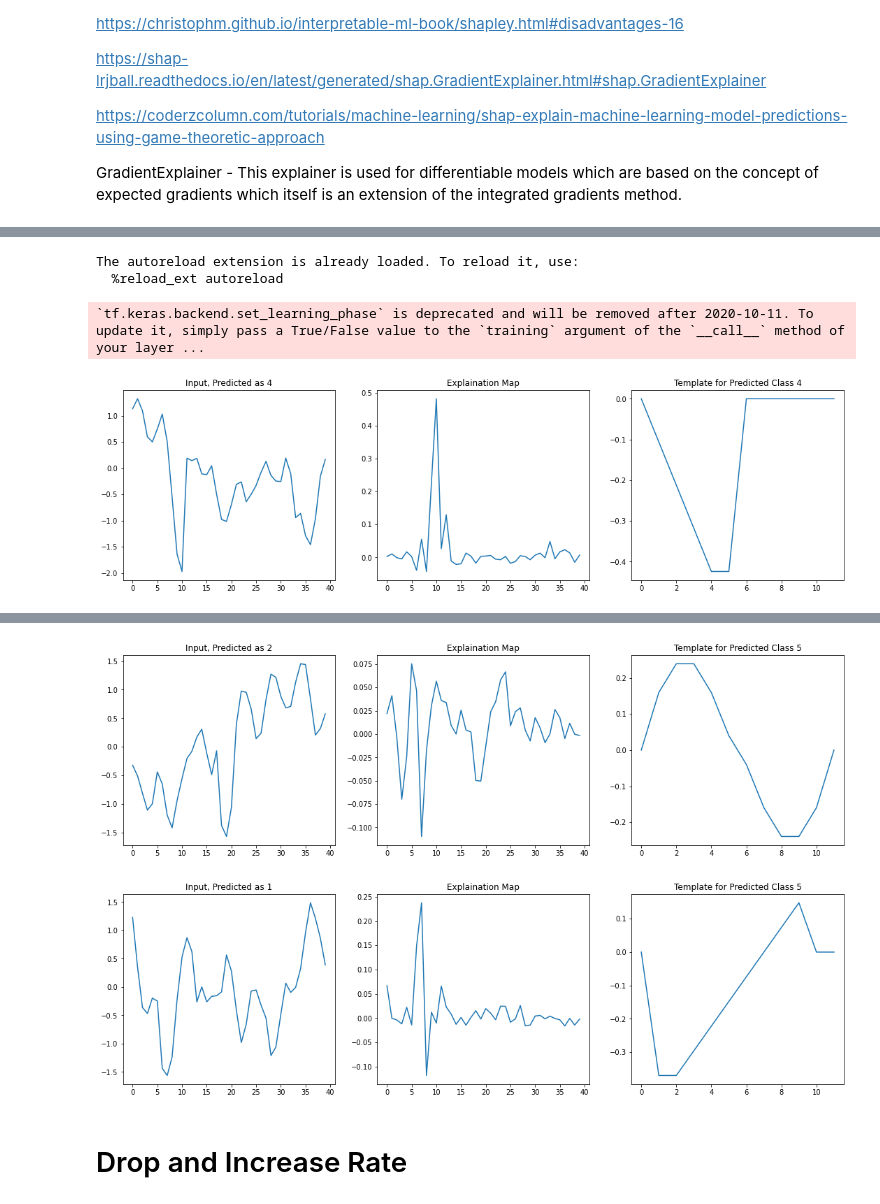
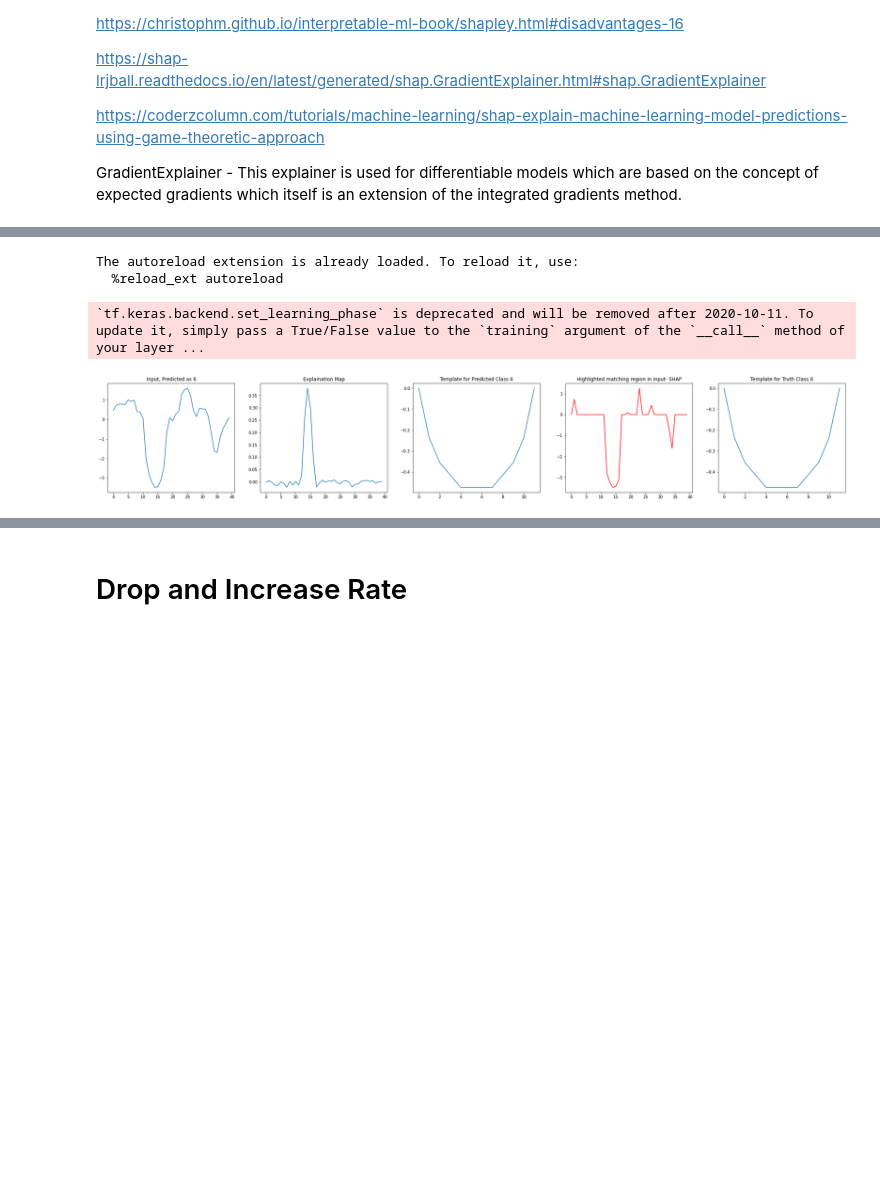
Before and after one commit to abarman123/ECE1512_2022W_ProjectRepo_Ayandev, a Jupyter notebook: MNIST1D_XAI.ipynb, the cells around one changed output, grey strips where cells are left out. Saved outputs shown, nothing was run; the diff lists cells and outputs as text; code cells hidden in the pictures; blank space fills up the shorter version.

```diff
--- a/MNIST1D_XAI.ipynb
+++ b/MNIST1D_XAI.ipynb
@@ -106,4 +99,4 @@ Overall Classification Accuracy:
 # %%
-history2 = model_mnist.fit(x_test, y_test, epochs=200, batch_size=10)
+history2=model_mnist.fit(x_train, y_train, validation_split=0.1, epochs=200)
 # %% [output]
 Epoch 1/200
@@ -286,7 +282,7 @@ Actual Test output: {0: 7, 1: 2, 2: 5, 3: 7, 4: 5, 5: 5, 6: 5}
 # Correct examples
 
 
-index_example1 = [14, 40, 61, 133, 250, 871]
+index_example1 = [1, 6, 11, 19]
 for i in range(len(index_example1)):
   test_template_predict = np.transpose(dataset['templates']['x'][y_predict[index_example1[i]]]) # predicted outut class template
   test_template_truth = np.transpose(dataset['templates']['x'][y_test[index_example1[i]]])# Actual output class template from dataset
@@ -310,7 +304,7 @@ for i in range(len(index_example1)):
 # %%
 # Incorrect examples
 
-index_example2 = [188, 364, 447, 780, 860, 872]
+index_example2 = [29, 98, 322, 418, 553, 585 ]
 for i in range(len(index_example2)):
   test_template_predict = np.transpose(dataset['templates']['x'][y_predict[index_example2[i]]])
   test_template_truth = np.transpose(dataset['templates']['x'][y_test[index_example2[i]]])
@@ -425,10 +427,12 @@ def calculate_drop_increase(images, model, exmap, class_index, frac=0.15):
 
 drop_rate = 0.
 increase_rate = 0.
-for i in range(999):
+#for i in range(999):
+for i in range(1000):
   test_input = np.expand_dims(x_test[i], axis=0)
   test_predict_out = np.argmax(model_mnist.predict(test_input), axis=-1)
-  explanation = grad_cam(model_mnist, test_input, 'conv1d_20')
+  #explanation = grad_cam(model_mnist, test_input, 'conv1d_20')
+  explanation = grad_cam(model_mnist, test_input, 'conv1d_2')
   drop_rate += calculate_drop_increase(test_input, model_mnist, explanation, class_index=test_predict_out, frac=0.3)[0]
   increase_rate += calculate_drop_increase(test_input, model_mnist, explanation, class_index=test_predict_out, frac=0.3)[1]
 drop_rate = drop_rate / 1000
@@ -504,36 +507,58 @@ Requirement already satisfied: joblib>=0.11 in /usr/local/lib/python3.7/dist-pac
 # %%
 %load_ext autoreload
 %autoreload 2
 import shap
-index = [14, 40, 61, 133, 250, 871, 188, 364, 447, 780, 860, 872]
+index = [1, 6, 11, 19, 29, 98, 322, 418, 553, 585]
 test_input_shap = np.expand_dims(dataset['x'], axis=-1)
 explainer = shap.GradientExplainer(model_mnist, test_input_shap)
 
 for i in range(len(index)):
   x_input_shap = np.expand_dims(x_test[index[i]], axis=0)
   shapley_val = explainer.shap_values(x_input_shap)
   test_predict_out2 = np.argmax(model_mnist.predict(x_input_shap), axis=-1)
   shapley_val_out = np.squeeze(shapley_val[test_predict_out2[0]])
 
   test_label = y_test[index[i]]
   test_pred_template = np.transpose(dataset['templates']['x'][test_predict_out2])
+  test_truth_template = np.transpose(dataset['templates']['x'][y_test[index[i]]])
 
+  fig1 = plt.figure(figsize=(33,5))
 
-  plt.figure(figsize=(25,5))
-
-  plt.subplot(1,4,1)
+  plt.subplot(1,5,1)
   plt.plot(x_test[index[i]])
   plt.title('Input, Predicted as %d' % test_predict_out2[0])
 
-  plt.subplot(1,4,2)
+  plt.subplot(1,5,2)
   plt.plot(shapley_val_out)
   plt.title('Explaination Map')
 
-  plt.subplot(1,4,3)
+  plt.subplot(1,5,3)
   plt.plot(test_pred_template)
-  plt.title('Template for Predicted Class %d' % test_label)
+  #plt.title('Template for Predicted Class %d' % test_label)
+  plt.title('Template for Predicted Class %d' % test_predict_out2)
+
+  #threshold = np.sort(explanation)[-12]
+  #plt.subplot(1,4,4)
+  #plt.plot(exmap1_thr[0,:,0], 'r')
+  #plt.title('Highlighted matching region in input')
+
+  shap_array=np.reshape(shapley_val_out, (-1,))
+  thr = np.sort(shap_array)[-12]
+  exmap1_msk=(shapley_val_out>thr)
+  exmap1_thr=np.zeros(shape=(1,40,1))
+  exmap1_thr[0,:,0]=x_input_shap[0,:,0]*exmap1_msk
+
+  plt.subplot(1,5,4)
+  plt.plot(exmap1_thr[0,:,0], 'r')
+  plt.title('Highlighted matching region in input- SHAP')
+
+  plt.subplot(1,5,5)
+  plt.plot(test_truth_template)
+  plt.title('Template for Truth Class %d' % y_test[index_g[i]])
+
+  fig1.savefig('Shap_exmap_mnist.png', bbox_inches='tight')
 # %% [output]
 The autoreload extension is already loaded. To reload it, use:
   %reload_ext autoreload
 `tf.keras.backend.set_learning_phase` is deprecated and will be removed after 2020-10-11. To update it, simply pass a True/False value to the `training` argument of the `__call__` method of your layer ...
-[figure, old version]
+[figure, new version]
@@ -549,5 +574,3 @@ The autoreload extension is already loaded. To reload it, use:
-[figure, removed]
-[figure, removed]
 # %%
 #print(shapley_val)
 #shapley_val.shape#
```
Also changed, not shown: parts of 25 cells of this notebook.
